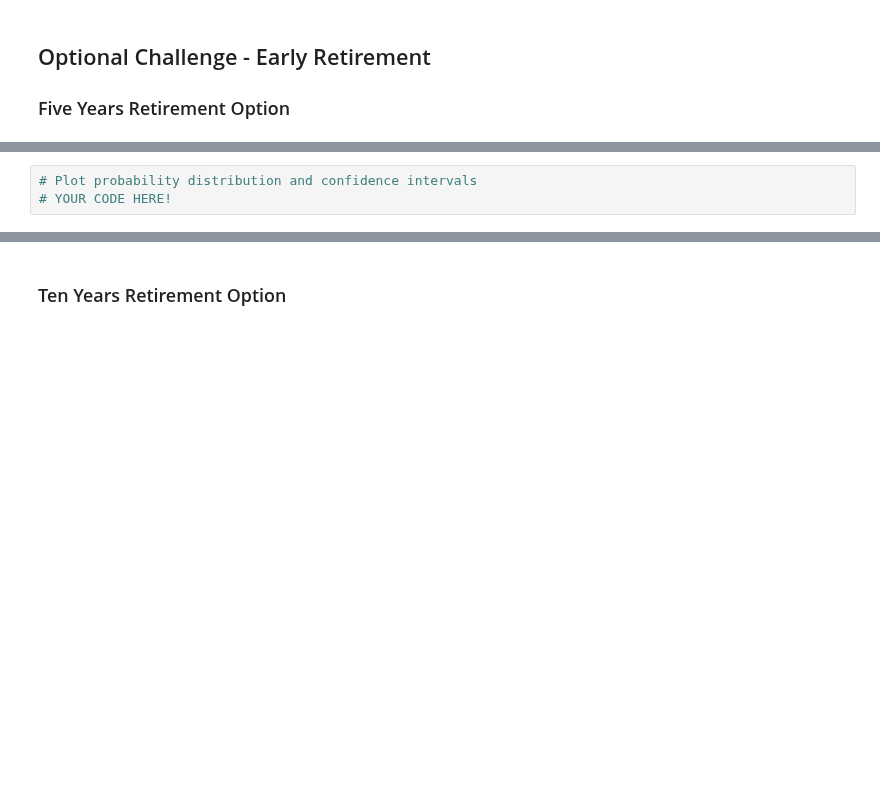
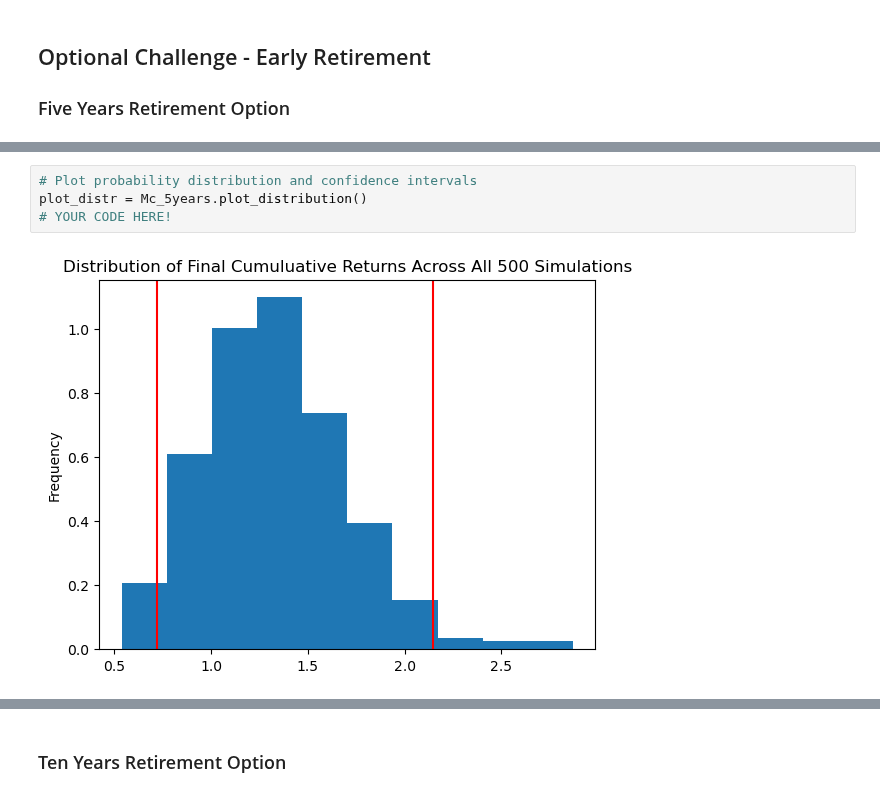
Before and after one commit to ZekeH43/Module-5-Challenge, a Jupyter notebook: Instructions/Starter_Code/financial-planner.ipynb, the cells around one changed output, grey strips where cells are left out. Cells and saved outputs as stored; diff of their text form; blank space fills up the shorter version.

```diff
--- a/Instructions/Starter_Code/financial-planner.ipynb
+++ b/Instructions/Starter_Code/financial-planner.ipynb
@@ -367,5 +380,8 @@ print(f"There is a 95% chance that an initial investment of ${initial_investment
 # %%
 # Plot probability distribution and confidence intervals
+plot_distr = Mc_5years.plot_distribution()
 # YOUR CODE HERE!
+# %% [output]
+[figure, added]
 # %%
 # Fetch summary statistics from the Monte Carlo simulation results
```
Also changed, not shown: parts of 25 cells of this notebook.
